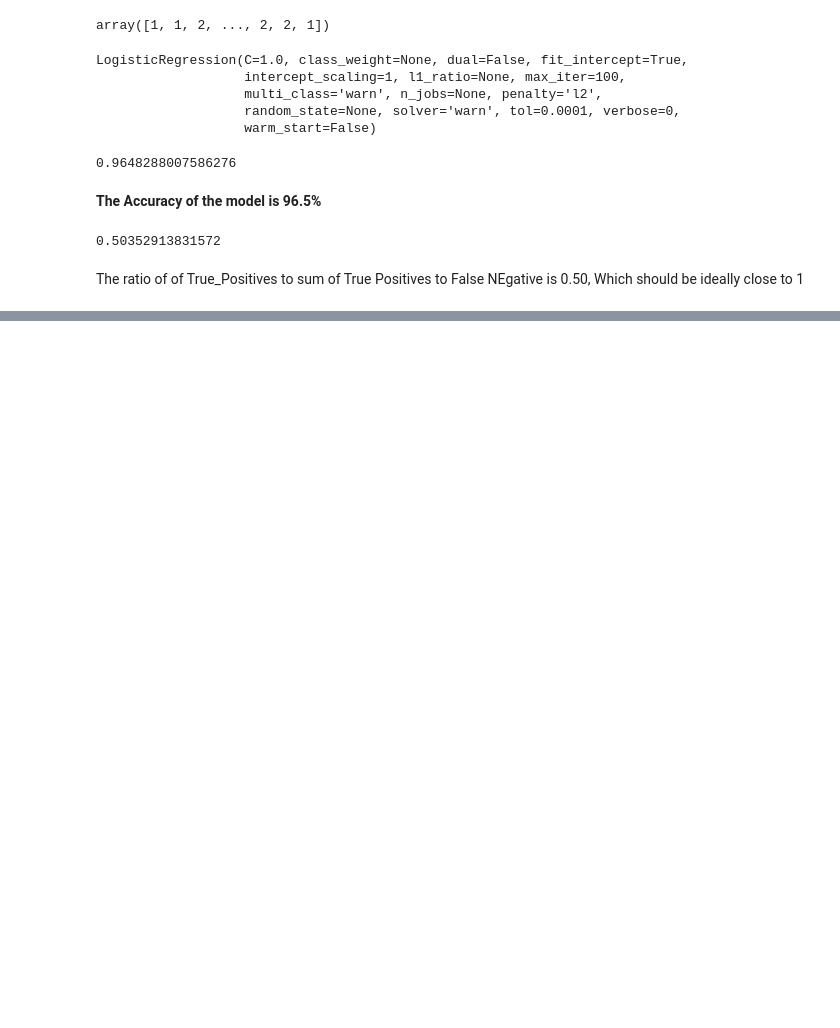
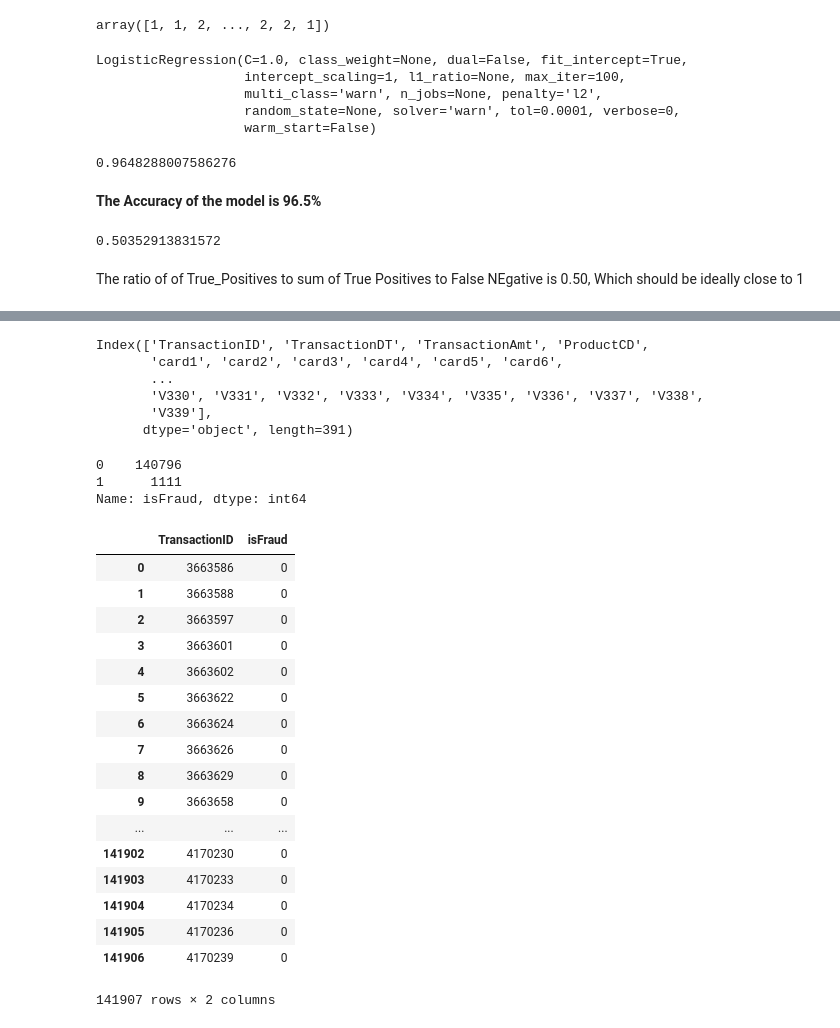
Before and after one commit to AbhilashAbhimsh/Credit-Card-Fraud, a Jupyter notebook: Credit_card_prediction.ipynb, the cells around one changed output, grey strips where cells are left out. Saved outputs shown, nothing was run; the diff lists cells and outputs as text; code cells hidden in the pictures; blank space fills up the shorter version.

```diff
--- a/Credit_card_prediction.ipynb
+++ b/Credit_card_prediction.ipynb
@@ -254,0 +261,50 @@ The ratio of of True_Positives to sum of True Positives to False NEgative is 0.5
+# %%
+#Need to encode all the column data into number
+from sklearn.preprocessing import LabelEncoder
+for each_column in test_new:
+    if test_new[each_column].dtype == 'object':
+        lbl = LabelEncoder()
+        lbl.fit(list(test_new[each_column].values))
+        test_new[each_column] = lbl.transform(list(test_new[each_column].values))
+# %%
+test_new.columns
+# %% [output]
+Index(['TransactionID', 'TransactionDT', 'TransactionAmt', 'ProductCD',
+       'card1', 'card2', 'card3', 'card4', 'card5', 'card6',
+       ...
+       'V330', 'V331', 'V332', 'V333', 'V334', 'V335', 'V336', 'V337', 'V338',
+       'V339'],
+      dtype='object', length=391)
+# %%
+y_test_predict = model.predict(test_new.drop(columns='TransactionID'))
+# %%
+test_new['isFraud'] = y_test_predict
+# %%
+new = test_new[['TransactionID','isFraud']]
+# %%
+new.isFraud.value_counts()
+# %% [output]
+0    140796
+1      1111
+Name: isFraud, dtype: int64
+# %%
+new
+# %% [output]
+|  | TransactionID | isFraud |
+| 0 | 3663586 | 0 |
+| 1 | 3663588 | 0 |
+| 2 | 3663597 | 0 |
+| 3 | 3663601 | 0 |
+| 4 | 3663602 | 0 |
+| 5 | 3663622 | 0 |
+| 6 | 3663624 | 0 |
+| 7 | 3663626 | 0 |
+| 8 | 3663629 | 0 |
+| 9 | 3663658 | 0 |
+| ... | ... | ... |
+| 141902 | 4170230 | 0 |
+| 141903 | 4170233 | 0 |
+| 141904 | 4170234 | 0 |
+| 141905 | 4170236 | 0 |
+| 141906 | 4170239 | 0 |
+141907 rows × 2 columns
```
Also changed, not shown: parts of 3 cells of this notebook.
